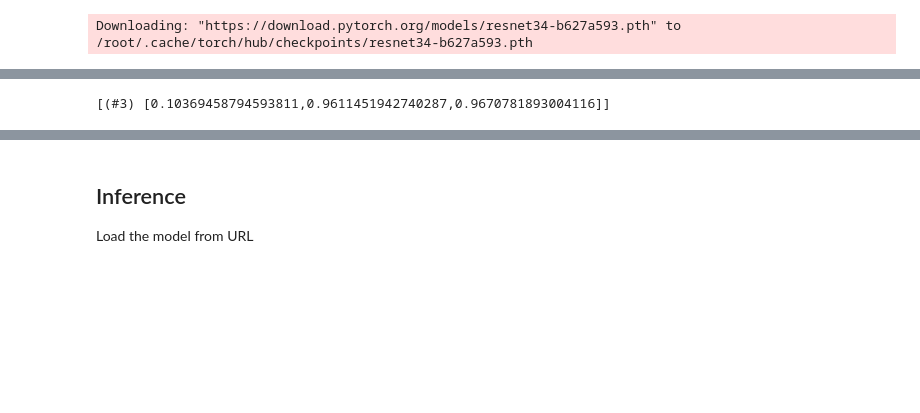
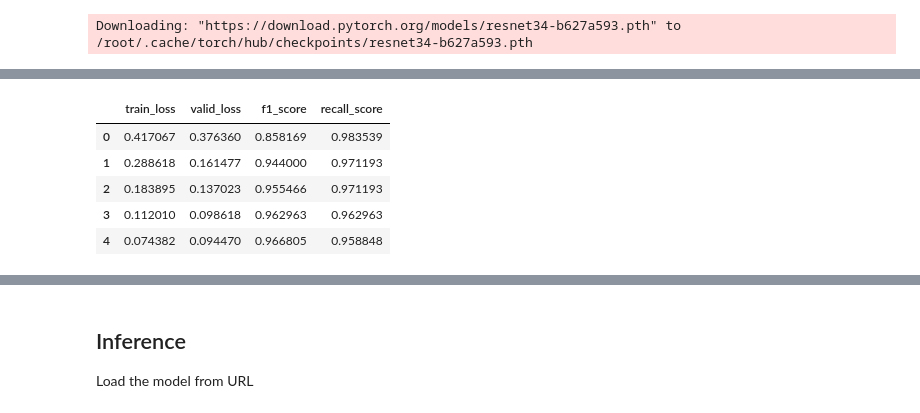
Before and after one commit to tomiambro/covid_transfer_learning, a Jupyter notebook: covid.ipynb, the cells around one changed output, grey strips where cells are left out. Saved outputs shown, nothing was run; the diff lists cells and outputs as text; code cells hidden in the pictures; blank space fills up the shorter version.

```diff
--- a/covid.ipynb
+++ b/covid.ipynb
@@ -113,7 +118,14 @@ res34.fine_tune(5, lr)
 # %%
-df_rec34 = pd.DataFrame(res34.recorder.values)
+df_rec34 = pd.DataFrame(res34.recorder.values, columns=['train_loss', 'valid_loss', 'f1_score', 'recall_score'])
-# %% [output]
-[(#3) [0.10369458794593811,0.9611451942740287,0.9670781893004116]]
+# %%
+df_rec34
+# %% [output]
+|  | train_loss | valid_loss | f1_score | recall_score |
+| 0 | 0.417067 | 0.376360 | 0.858169 | 0.983539 |
+| 1 | 0.288618 | 0.161477 | 0.944000 | 0.971193 |
+| 2 | 0.183895 | 0.137023 | 0.955466 | 0.971193 |
+| 3 | 0.112010 | 0.098618 | 0.962963 | 0.962963 |
+| 4 | 0.074382 | 0.094470 | 0.966805 | 0.958848 |
 # %%
 interp = ClassificationInterpretation.from_learner(res34)
 interp.plot_confusion_matrix(figsize=(6,6))
```
Also changed, not shown: parts of 29 cells of this notebook.
